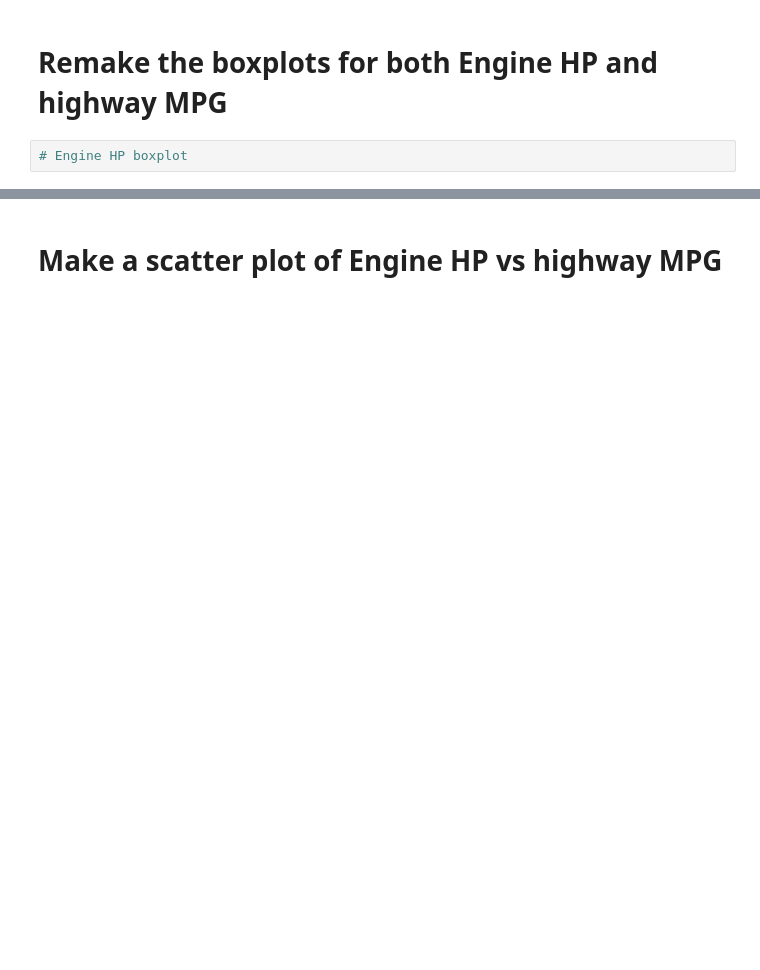
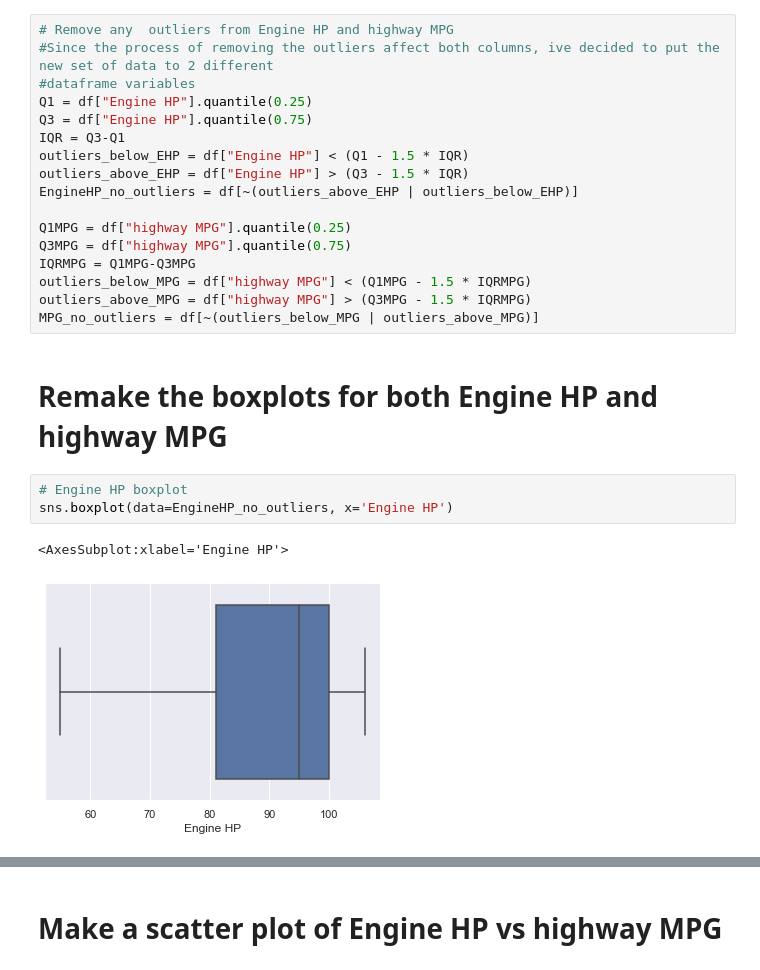
Before and after one commit to edenerio/2022-fall-data-science, a Jupyter notebook: Week-02-EDA/Exercise-EDA.ipynb, the cells around one changed output, grey strips where cells are left out. Cells and saved outputs as stored; diff of their text form; blank space fills up the shorter version.

```diff
--- a/Week-02-EDA/Exercise-EDA.ipynb
+++ b/Week-02-EDA/Exercise-EDA.ipynb
@@ -243,6 +241,27 @@ sns.boxplot(data=df, x='highway MPG')
+# %%
+# Remove any  outliers from Engine HP and highway MPG
+#Since the process of removing the outliers affect both columns, ive decided to put the new set of data to 2 different
+#dataframe variables
+Q1 = df["Engine HP"].quantile(0.25)
+Q3 = df["Engine HP"].quantile(0.75)
+IQR = Q3-Q1
+outliers_below_EHP = df["Engine HP"] < (Q1 - 1.5 * IQR)
+outliers_above_EHP = df["Engine HP"] > (Q3 - 1.5 * IQR)
+EngineHP_no_outliers = df[~(outliers_above_EHP | outliers_below_EHP)]
+
+Q1MPG = df["highway MPG"].quantile(0.25)
+Q3MPG = df["highway MPG"].quantile(0.75)
+IQRMPG = Q1MPG-Q3MPG
+outliers_below_MPG = df["highway MPG"] < (Q1MPG - 1.5 * IQRMPG)
+outliers_above_MPG = df["highway MPG"] > (Q3MPG - 1.5 * IQRMPG)
+MPG_no_outliers = df[~(outliers_below_MPG | outliers_above_MPG)]
 # %% [markdown]
 # Remake the boxplots for both Engine HP and highway MPG
 # %%
 # Engine HP boxplot
+sns.boxplot(data=EngineHP_no_outliers, x='Engine HP')
+# %% [output]
+<AxesSubplot:xlabel='Engine HP'>
+[figure, added]
 # %%
 # highway MPG boxplot
```
Also changed, not shown: parts of 12 cells of this notebook.
